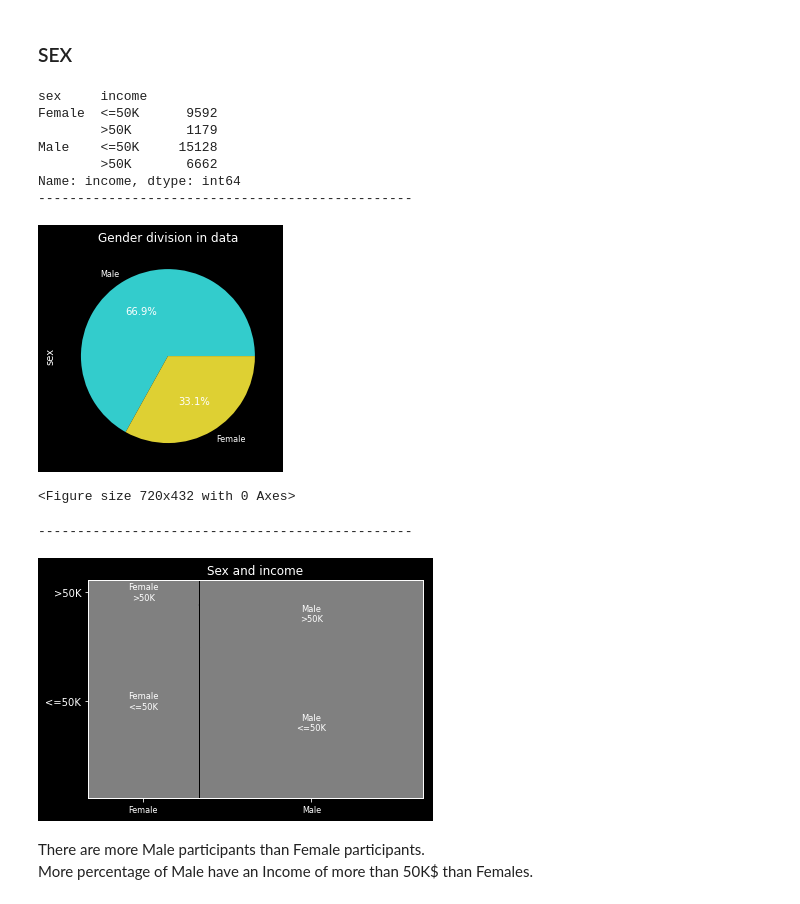
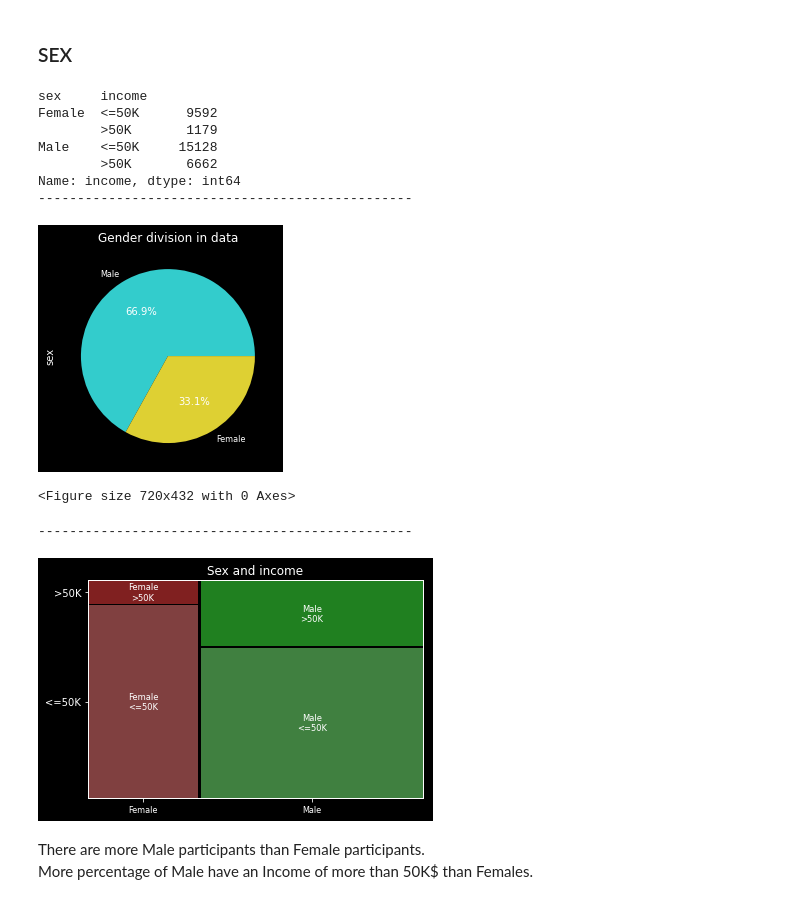
Before and after one commit to agomolka/AdultIncomeAnalysis, a Jupyter notebook: Adult_income_analysis.ipynb, the cells around one changed output. Saved outputs shown, nothing was run; the diff lists cells and outputs as text; code cells hidden in the pictures.

```diff
--- a/Adult_income_analysis.ipynb
+++ b/Adult_income_analysis.ipynb
@@ -275,9 +267,3 @@ Name: marital-status, dtype: int64
 There is no missing values
 # %% [markdown]
 ### OCCUPATION
-# %%
-plt.style.use("dark_background")
-plt.subplots(figsize=(20, 10))
-plt.xticks(rotation = 45)
-sns.countplot(x = 'occupation', hue = 'income', data = df)
-plt.show()
@@ -343,7 +331,7 @@ As a percentage it looks as if the data loss was not very large.
 # %% [markdown]
 I'll create **Other** variable for missing values.
 # %%
-df['occupation'].fillna("Other", inplace = True)
+df['occupation'].fillna("NAN", inplace = True)
 df['occupation'].value_counts()
 # %% [output]
 Prof-specialty       4140
@@ -362,3 +350,6 @@ Protective-serv       649
 Priv-house-serv       149
 Armed-Forces            9
 Name: occupation, dtype: int64
+# %%
+df['workclass'].replace('NAN','Armed-Forces' 'Priv-house-serv','Other', inplace = True)
+df['occupation'].value_counts()
@@ -386,8 +379,3 @@ Two columns **Relationship** and **Marital Status** carry similar information.
 But no the same so I leave both columns.
 # %% [markdown]
 ### RACE
-# %%
-plt.style.use("dark_background")
-plt.subplots(figsize=(20, 10))
-sns.countplot(x = 'race', hue = 'income', data = df)
-plt.show()
@@ -420,28 +410,27 @@ Name: race, dtype: int64
 # %%
 sex_income = pd.DataFrame({'sex': df['sex'], 'income': df['income']})
 data = sex_income.income.groupby([sex_income.sex,  sex_income.income]).size()
 plt.title('Gender division in data')
 print(data)
 print('------------------------------------------------')
 df['sex'].value_counts().plot.pie(autopct='%1.1f%%', colors=['#33cccc','#ded033'])
 plt.figure(figsize=(10,6))
 plt.show()
 print('------------------------------------------------')
-props = lambda key: {'color': 'g' if ' <=50K' in key else 'gray'}
-mosaic(data, title = "Sex and income", properties=props )
+mosaic(data, gap=0.01, title = "Sex and income")
 plt.show()
 # %% [output]
 sex     income
 Female  <=50K      9592
         >50K       1179
 Male    <=50K     15128
         >50K       6662
 Name: income, dtype: int64
 ------------------------------------------------
 [figure]
 <Figure size 720x432 with 0 Axes>
 ------------------------------------------------
-[figure, old version]
+[figure, new version]
 # %% [markdown]
 There are more Male participants than Female participants.<br>
 More percentage of Male have an Income of more than 50K$ than Females.
```
Also changed, not shown: parts of 36 cells of this notebook.
